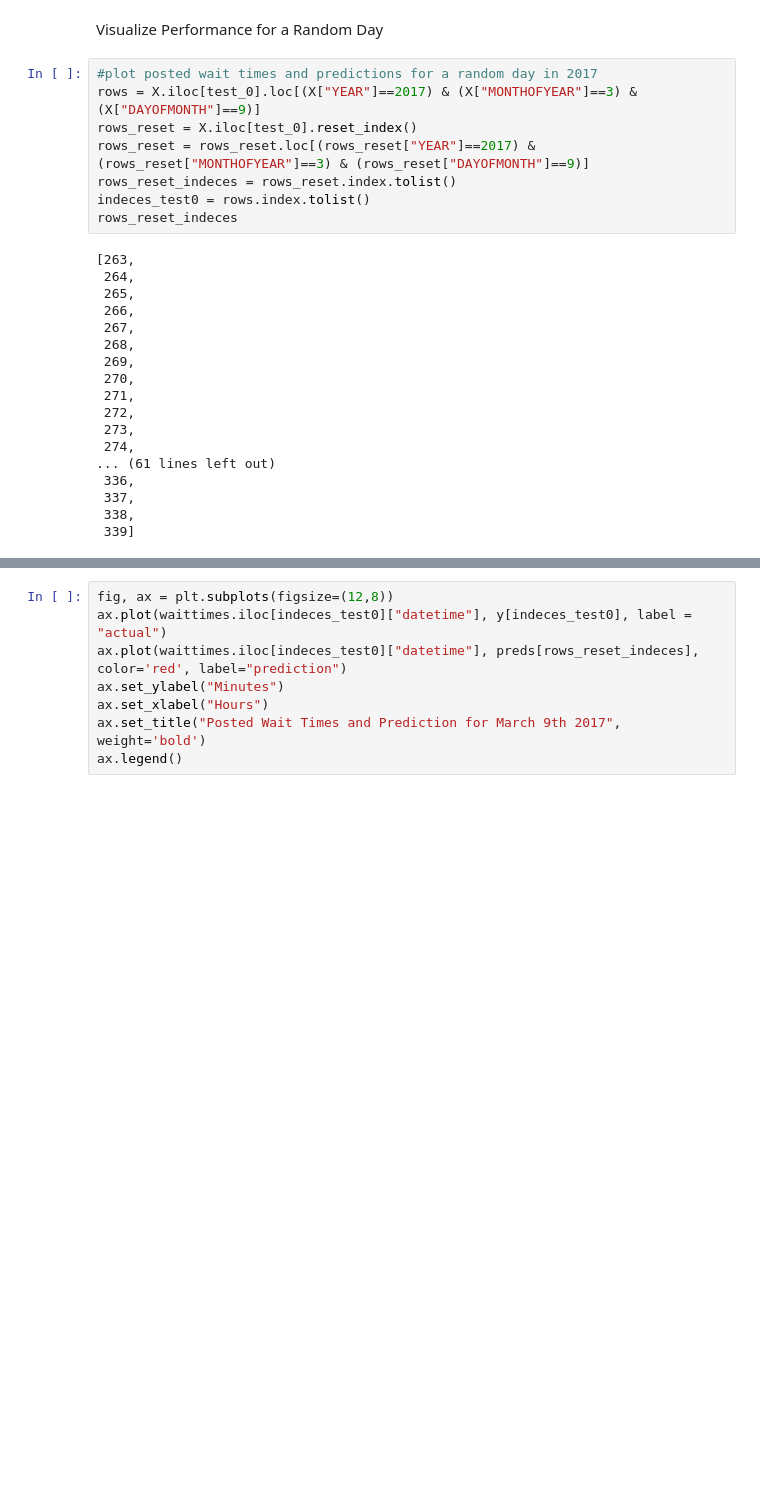
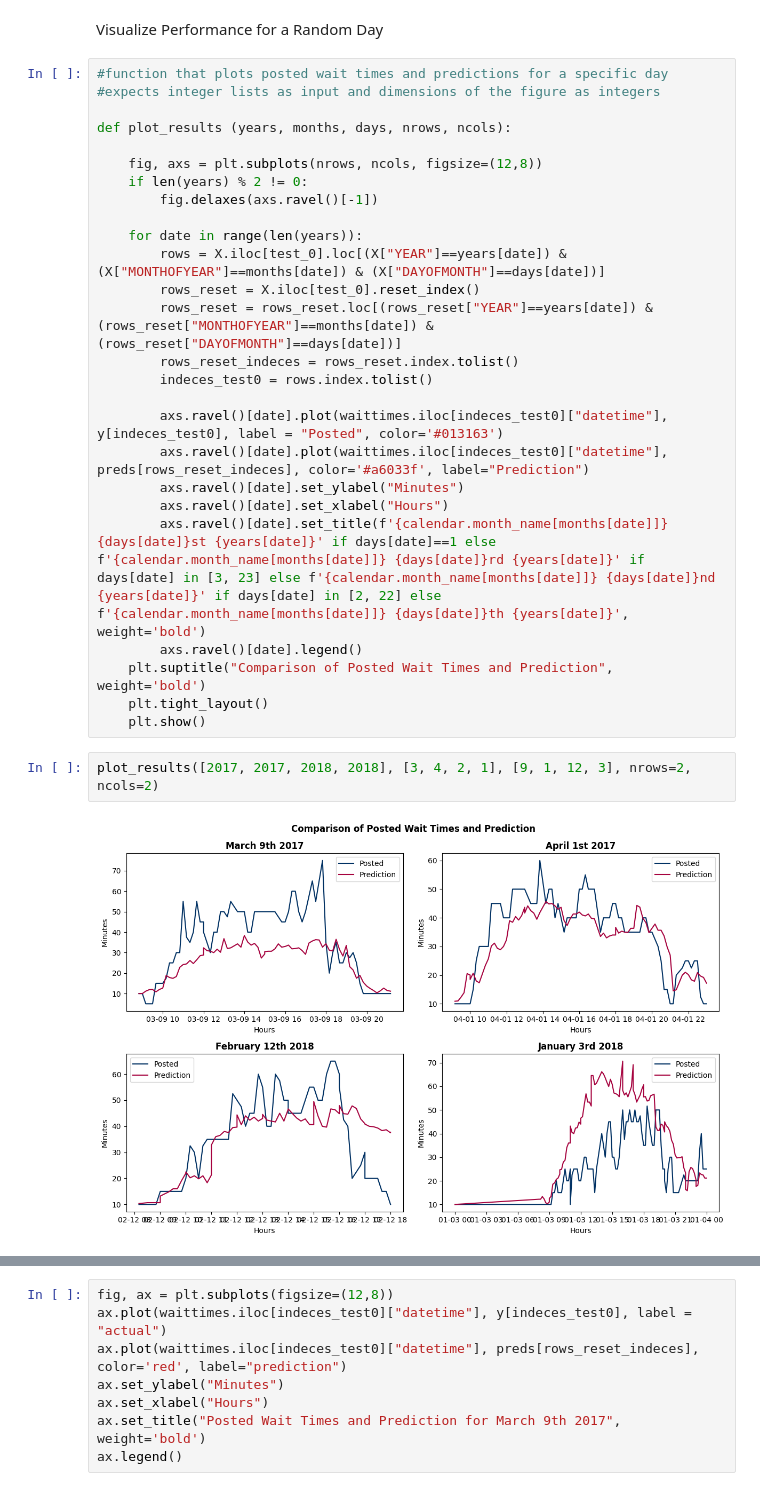
Before and after one commit to Anninam/Project-Disney-World-DSF, a Jupyter notebook: Final File.ipynb, the cells around one changed output, grey strips where cells are left out. Cells and saved outputs as stored; diff of their text form; blank space fills up the shorter version.

```diff
--- a/Final File.ipynb
+++ b/Final File.ipynb
@@ -381,29 +382,33 @@ sqrt(mean_squared_error(y[test_0], preds))
 13.741668873041345
 # %% [markdown]
 Visualize Performance for a Random Day
-# %%
-#plot posted wait times and predictions for a random day in 2017
-rows = X.iloc[test_0].loc[(X["YEAR"]==2017) & (X["MONTHOFYEAR"]==3) & (X["DAYOFMONTH"]==9)]
-rows_reset = X.iloc[test_0].reset_index()
-rows_reset = rows_reset.loc[(rows_reset["YEAR"]==2017) & (rows_reset["MONTHOFYEAR"]==3) & (rows_reset["DAYOFMONTH"]==9)]
-rows_reset_indeces = rows_reset.index.tolist()
-indeces_test0 = rows.index.tolist()
-rows_reset_indeces
-# %% [output]
-[263,
- 264,
- 265,
- 266,
- 267,
- 268,
- 269,
- 270,
- 271,
- 272,
- 273,
- 274,
-... (61 lines left out)
- 336,
- 337,
- 338,
- 339]
+# %%
+#function that plots posted wait times and predictions for a specific day
+#expects integer lists as input and dimensions of the figure as integers
+
+def plot_results (years, months, days, nrows, ncols):
+
+    fig, axs = plt.subplots(nrows, ncols, figsize=(12,8))
+    if len(years) % 2 != 0:
+        fig.delaxes(axs.ravel()[-1])
+
+    for date in range(len(years)):
+        rows = X.iloc[test_0].loc[(X["YEAR"]==years[date]) & (X["MONTHOFYEAR"]==months[date]) & (X["DAYOFMONTH"]==days[date])]
+        rows_reset = X.iloc[test_0].reset_index()
+        rows_reset = rows_reset.loc[(rows_reset["YEAR"]==years[date]) & (rows_reset["MONTHOFYEAR"]==months[date]) & (rows_reset["DAYOFMONTH"]==days[date])]
+        rows_reset_indeces = rows_reset.index.tolist()
+        indeces_test0 = rows.index.tolist()
+
+        axs.ravel()[date].plot(waittimes.iloc[indeces_test0]["datetime"], y[indeces_test0], label = "Posted", color='#013163')
+        axs.ravel()[date].plot(waittimes.iloc[indeces_test0]["datetime"], preds[rows_reset_indeces], color='#a6033f', label="Prediction")
+        axs.ravel()[date].set_ylabel("Minutes")
+        axs.ravel()[date].set_xlabel("Hours")
+        axs.ravel()[date].set_title(f'{calendar.month_name[months[date]]} {days[date]}st {years[date]}' if days[date]==1 else f'{calendar.month_name[months[date]]} {days[date]}rd {years[date]}' if days[date] in [3, 23] else f'{calendar.month_name[months[date]]} {days[date]}nd {years[date]}' if days[date] in [2, 22] else f'{calendar.month_name[months[date]]} {days[date]}th {years[date]}', weight='bold')
+        axs.ravel()[date].legend()
+    plt.suptitle("Comparison of Posted Wait Times and Prediction", weight='bold')
+    plt.tight_layout()
+    plt.show()
+# %%
+plot_results([2017, 2017, 2018, 2018], [3, 4, 2, 1], [9, 1, 12, 3], nrows=2, ncols=2)
+# %% [output]
+[figure, added]
```
Also changed, not shown: parts of 2 cells of this notebook.
